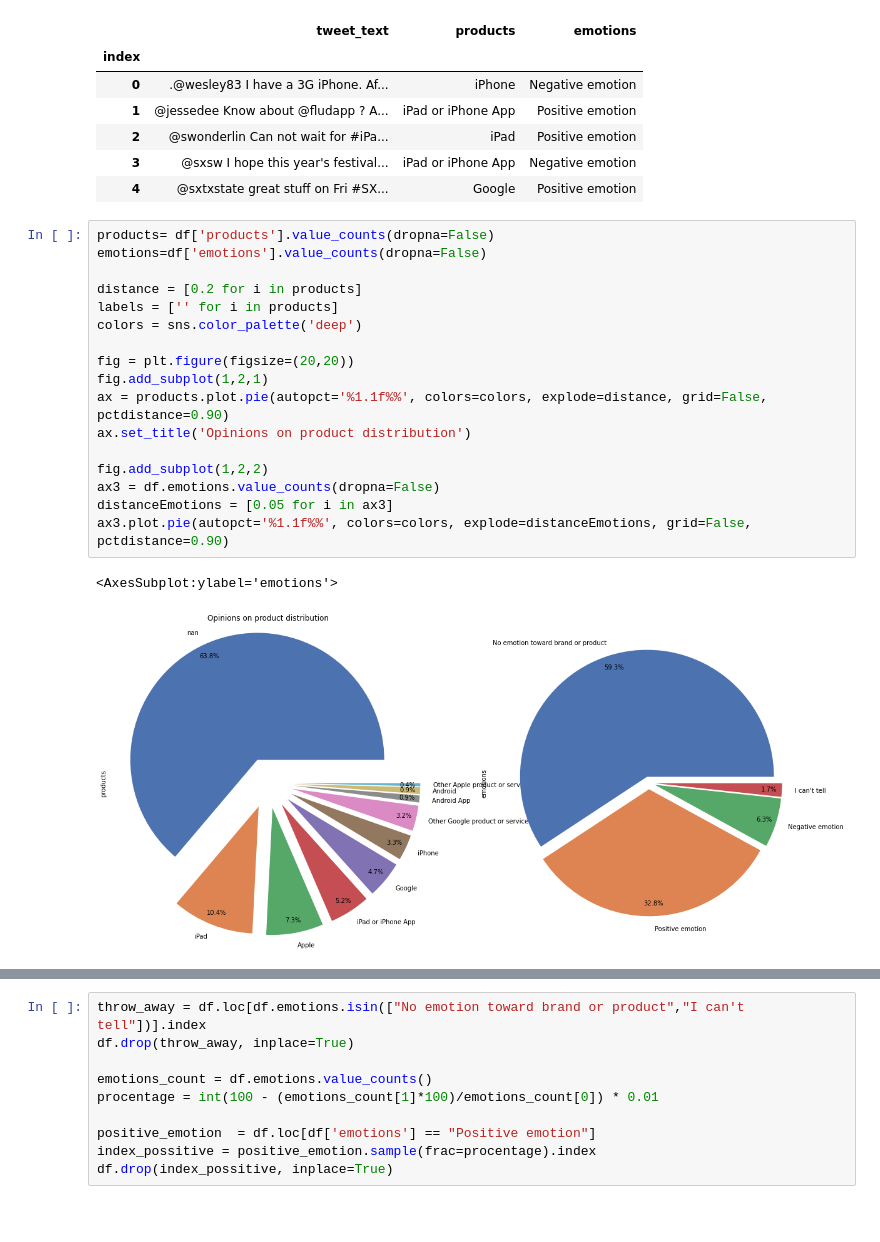
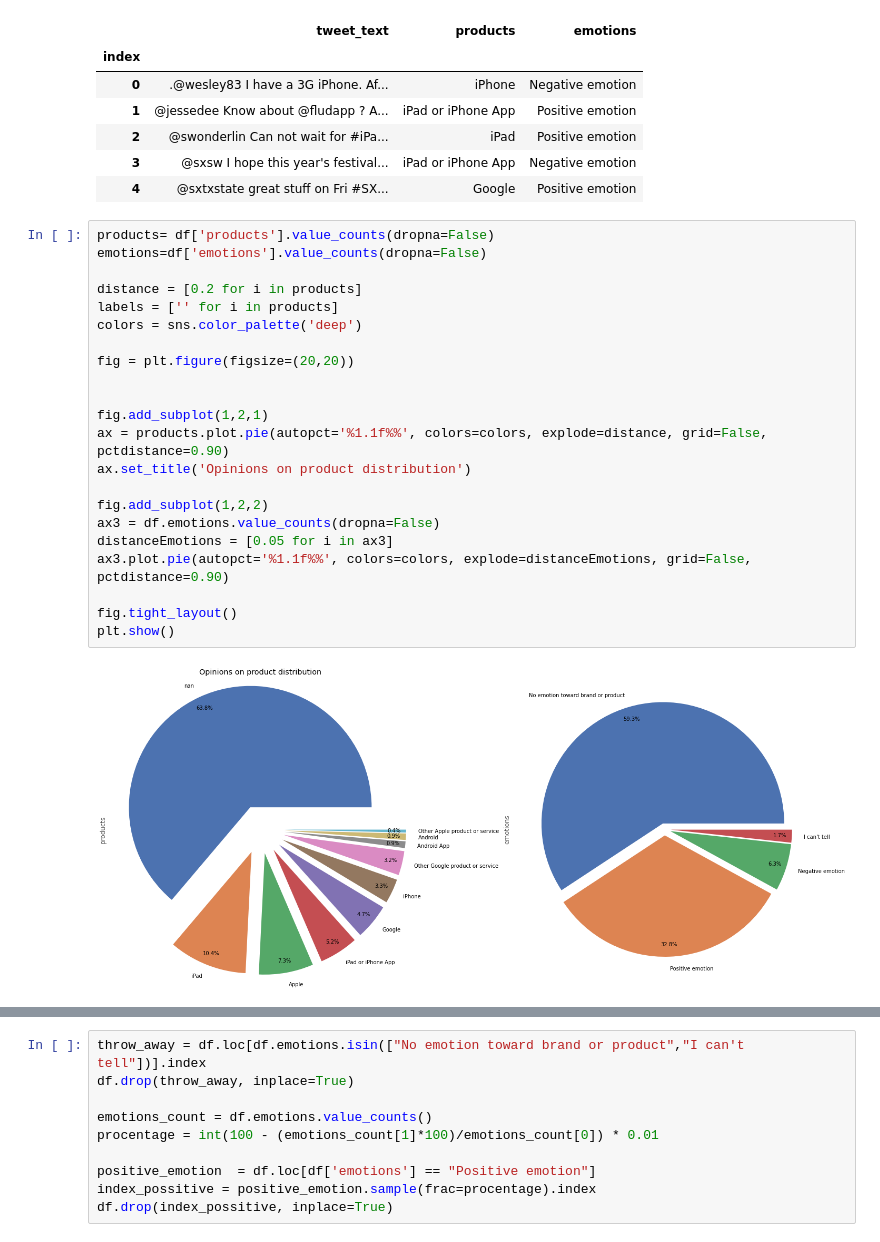
Before and after one commit to bjpietrzak/MachineLearningPractice, a Jupyter notebook: projekt.ipynb, the cells around one changed output, grey strips where cells are left out. Cells and saved outputs as stored; diff of their text form; blank space fills up the shorter version.

```diff
--- a/projekt.ipynb
+++ b/projekt.ipynb
@@ -52,21 +48,25 @@ df.head()
 # %%
 products= df['products'].value_counts(dropna=False)
 emotions=df['emotions'].value_counts(dropna=False)
 
 distance = [0.2 for i in products]
 labels = ['' for i in products]
 colors = sns.color_palette('deep')
 
 fig = plt.figure(figsize=(20,20))
+
+
 fig.add_subplot(1,2,1)
 ax = products.plot.pie(autopct='%1.1f%%', colors=colors, explode=distance, grid=False, pctdistance=0.90)
 ax.set_title('Opinions on product distribution')
 
 fig.add_subplot(1,2,2)
 ax3 = df.emotions.value_counts(dropna=False)
 distanceEmotions = [0.05 for i in ax3]
 ax3.plot.pie(autopct='%1.1f%%', colors=colors, explode=distanceEmotions, grid=False, pctdistance=0.90)
+
+fig.tight_layout()
+plt.show()
 # %% [output]
-<AxesSubplot:ylabel='emotions'>
-[figure, old version]
+[figure, new version]
 # %% [markdown]
```
Also changed, not shown: parts of 25 cells of this notebook.
